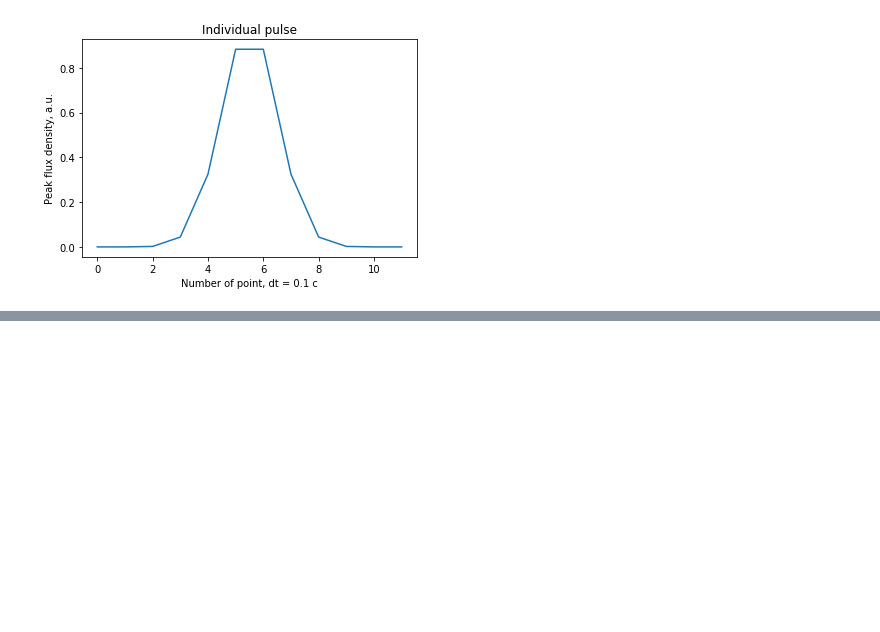
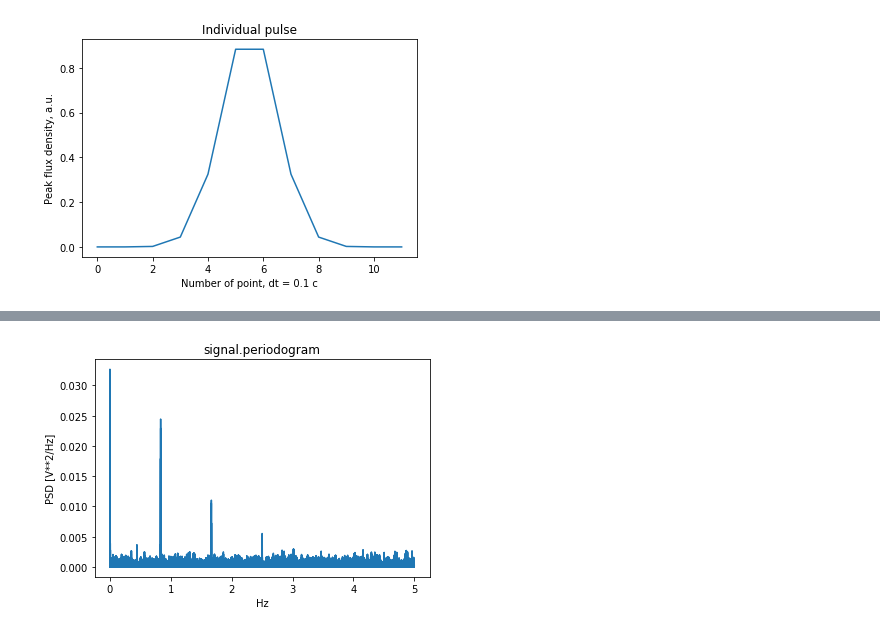
Before and after one commit to KazAndr/bsa3, a Jupyter notebook: pulsar_generator.ipynb, the cells around one changed output, grey strips where cells are left out. Drawn from its saved outputs; the diff is of its cells as text; code cells hidden in the pictures; blank space fills up the shorter version.

```diff
--- a/pulsar_generator.ipynb
+++ b/pulsar_generator.ipynb
@@ -194,0 +150,11 @@ plt.show()
+# %%
+plt.plot(f_2n, Pxx_den_2n)
+plt.title('signal.periodogram')
+plt.ylabel('PSD [V**2/Hz]')
+plt.xlabel('Hz')
+# plt.axhline(0.3*max(Pxx_den))
+# plt.ylim(0, 0.00003)
+#plt.xlim(0.8, 0.87)
+plt.show()
+# %% [output]
+[figure, added]
```
Also changed, not shown: parts of 22 cells of this notebook.
